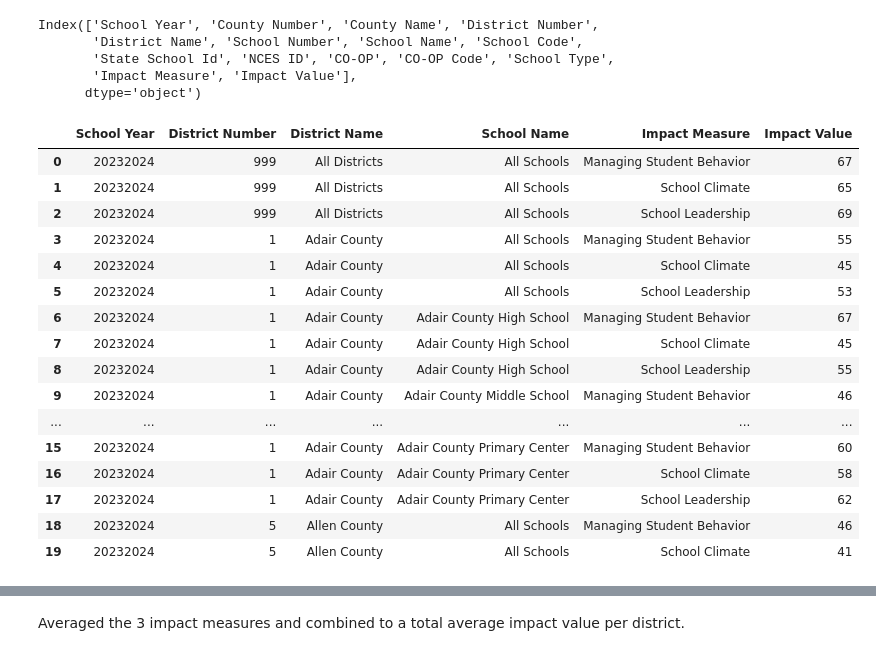
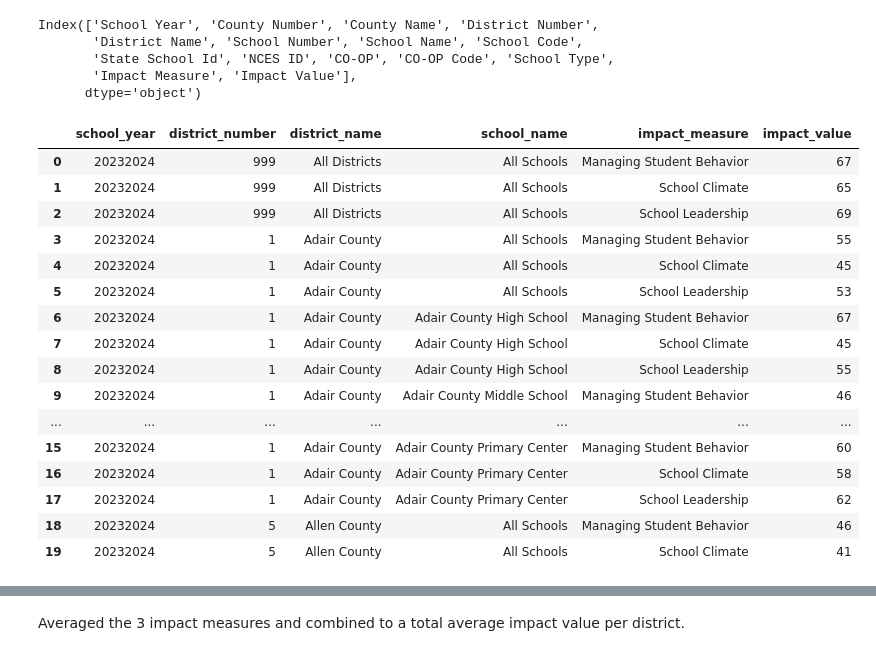
Before and after one commit to LucyHCollins/Teacher_Turnover, a Jupyter notebook: Teacher_Turnover.ipynb, the cells around one changed output, grey strips where cells are left out. Saved outputs shown, nothing was run; the diff lists cells and outputs as text; code cells hidden in the pictures.

Commit message:
added functions for cleaning columns and for top 10 lists

```diff
--- a/Teacher_Turnover.ipynb
+++ b/Teacher_Turnover.ipynb
@@ -82,0 +85,4 @@ df1.describe(
+# %%
+def clean_column_titles(df):
+    df.columns = df.columns.str.strip().str.lower().str.replace(' ', '_')
+    return df
@@ -95,9 +106,10 @@ Index(['School Year', 'County Number', 'County Name', 'District Number',
 # %%
 df_dropped_columns_Working_Conditions = Working_Conditions_df.drop(columns = ['County Number', 'County Name', 'School Number', 'School Code', 'School Type', 'CO-OP','CO-OP Code','NCES ID','State School Id', 'School Number', 'School Type'])
 # %%
+df_dropped_columns_Working_Conditions = clean_column_titles(df_dropped_columns_Working_Conditions)
 df_dropped_columns_Working_Conditions.head(20)
 # %% [output]
-|  | School Year | District Number | District Name | School Name | Impact Measure | Impact Value |
+|  | school_year | district_number | district_name | school_name | impact_measure | impact_value |
 | 0 | 20232024 | 999 | All Districts | All Schools | Managing Student Behavior | 67 |
 | 1 | 20232024 | 999 | All Districts | All Schools | School Climate | 65 |
 | 2 | 20232024 | 999 | All Districts | All Schools | School Leadership | 69 |
```
Also changed, not shown: parts of 15 cells of this notebook, 1 other file.
